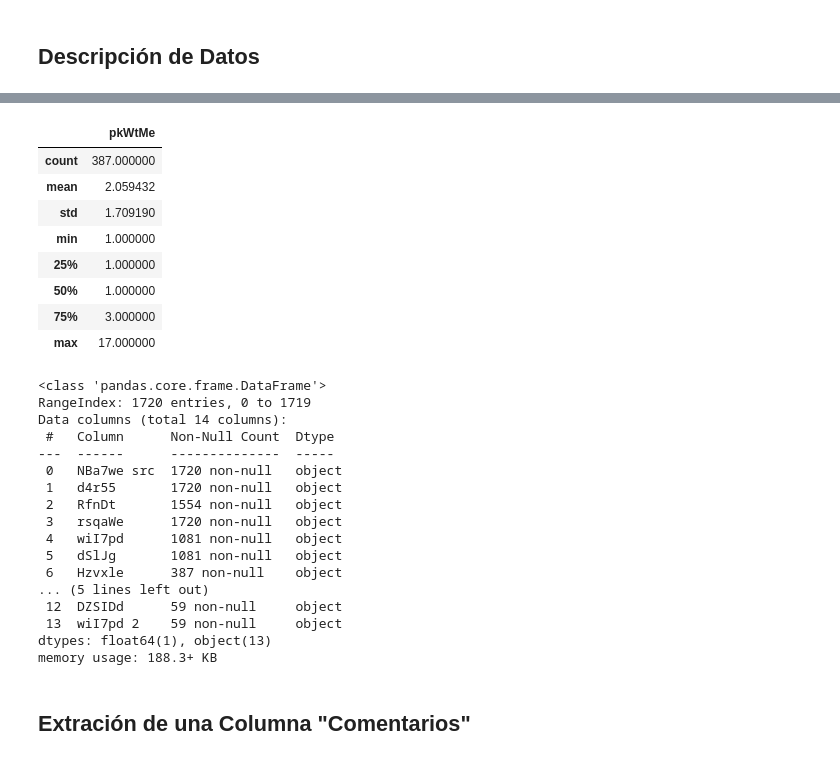
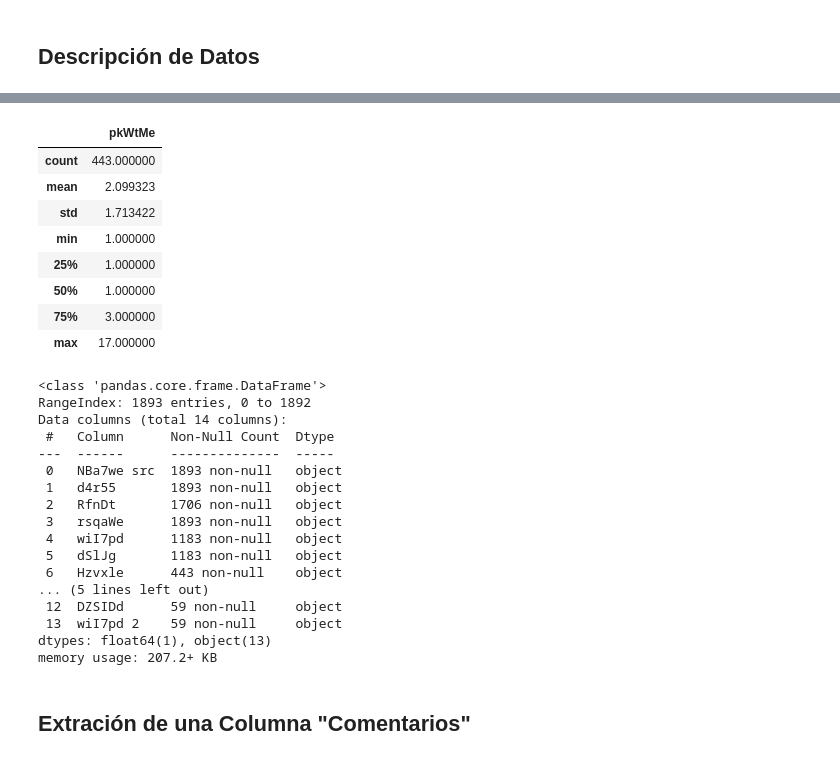
Before and after one commit to raymi-matango/analisis-sentimiento, a Jupyter notebook: Dataset_IEES/ExtracionDatos.ipynb, the cells around one changed output, grey strips where cells are left out. Saved outputs shown, nothing was run; the diff lists cells and outputs as text; code cells hidden in the pictures.

```diff
--- a/Dataset_IEES/CompresionYPreparacion.ipynb
+++ b/Dataset_IEES/ExtracionDatos.ipynb
@@ -90,12 +90,12 @@ dataunido.head()
 | 4 | https://lh3.googleusercontent.com... | Diego Alexis | Local Guide · 192 opiniones · 1,8... | Hace un año | El servicio lento, inoperante, bu... |  | Me gusta | 17.0 |  | Compartir | NaN | ... |
 # %%
 # Describe las estadísticas básicas de los datos
-data.describe()
+dataunido.describe()
 # %% [output]
 |  | pkWtMe |
-| count | 387.000000 |
-| mean | 2.059432 |
-| std | 1.709190 |
+| count | 443.000000 |
+| mean | 2.099323 |
+| std | 1.713422 |
 | min | 1.000000 |
 | 25% | 1.000000 |
 | 50% | 1.000000 |
@@ -103,25 +103,25 @@ data.describe()
 | max | 17.000000 |
 # %%
 # Obtener información sobre las columnas y tipos de datos
-data.info()
+dataunido.info()
 # %% [output]
 <class 'pandas.core.frame.DataFrame'>
-RangeIndex: 1720 entries, 0 to 1719
+RangeIndex: 1893 entries, 0 to 1892
 Data columns (total 14 columns):
  #   Column      Non-Null Count  Dtype
 ---  ------      --------------  -----
- 0   NBa7we src  1720 non-null   object
- 1   d4r55       1720 non-null   object
- 2   RfnDt       1554 non-null   object
- 3   rsqaWe      1720 non-null   object
- 4   wiI7pd      1081 non-null   object
- 5   dSlJg       1081 non-null   object
- 6   Hzvxle      387 non-null    object
+ 0   NBa7we src  1893 non-null   object
+ 1   d4r55       1893 non-null   object
+ 2   RfnDt       1706 non-null   object
+ 3   rsqaWe      1893 non-null   object
+ 4   wiI7pd      1183 non-null   object
+ 5   dSlJg       1183 non-null   object
+ 6   Hzvxle      443 non-null    object
 ... (5 lines left out)
  12  DZSIDd      59 non-null     object
  13  wiI7pd 2    59 non-null     object
 dtypes: float64(1), object(13)
-memory usage: 188.3+ KB
+memory usage: 207.2+ KB
 # %% [markdown]
 ## Extración de una Columna "Comentarios"
 # %%
```
Also changed, not shown: parts of 5 cells of this notebook, 4 other files.
